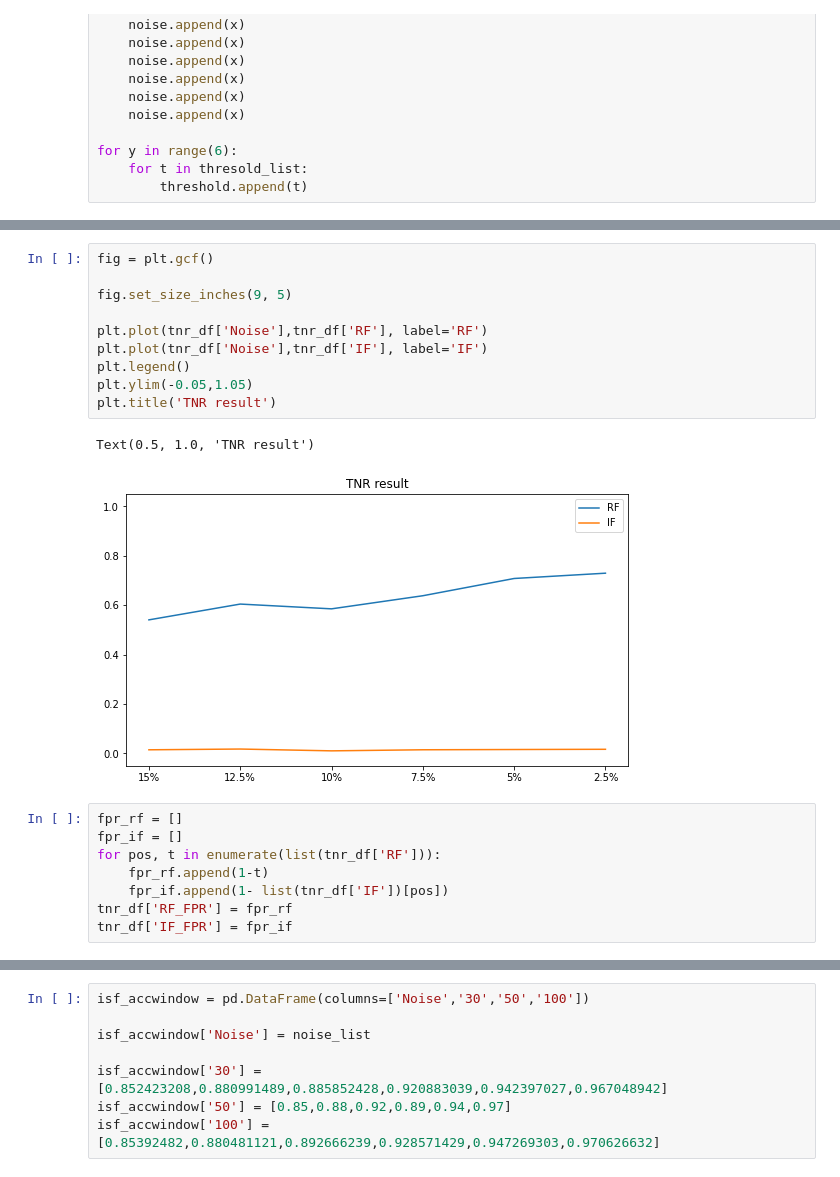
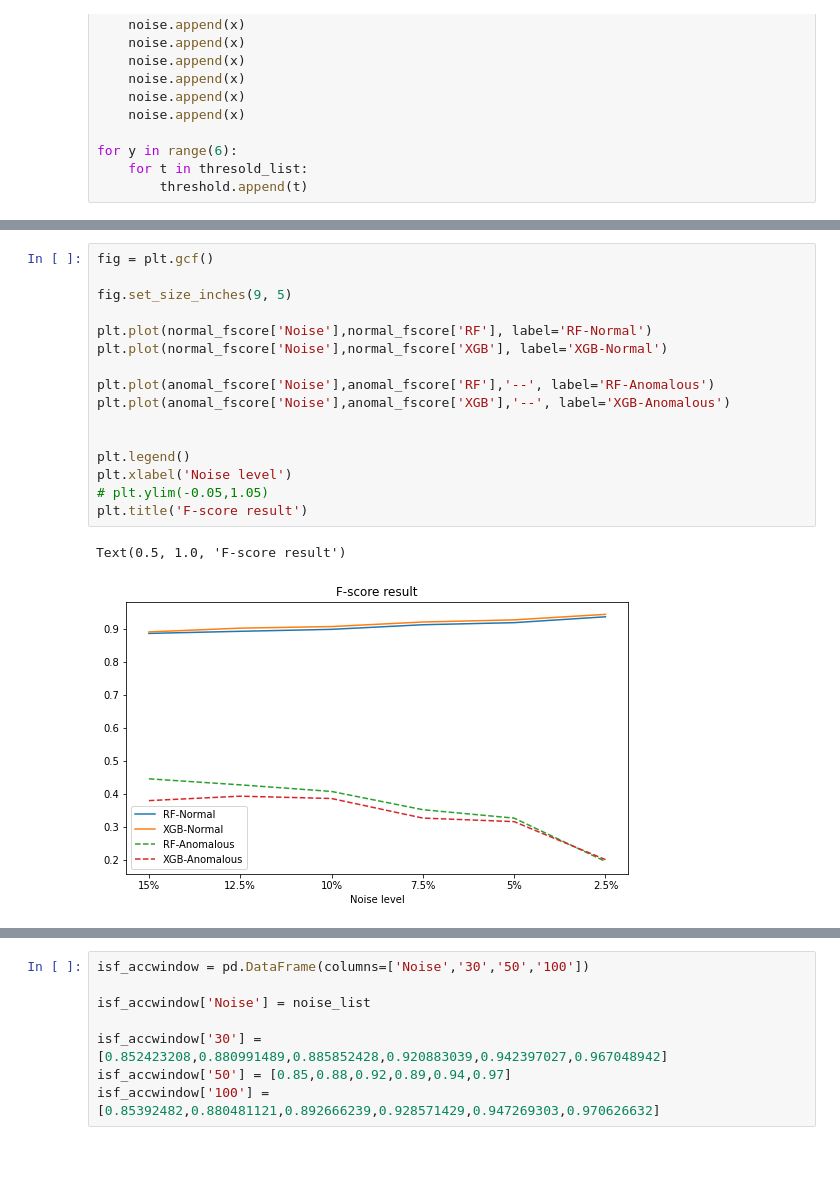
Before and after one commit to ghksdl6025/streaming_anomaly_detect, a Jupyter notebook: Visualization.ipynb, the cells around one changed output, grey strips where cells are left out. Cells and saved outputs as stored; diff of their text form.

```diff
--- a/Visualization.ipynb
+++ b/Visualization.ipynb
@@ -92,21 +291,19 @@ tpr_df['IF'] = [0.989346247,0.989197531,0.991397849,0.988389402,0.992391664,0.98
 # %%
 fig = plt.gcf()
 
 fig.set_size_inches(9, 5)
 
-plt.plot(tnr_df['Noise'],tnr_df['RF'], label='RF')
-plt.plot(tnr_df['Noise'],tnr_df['IF'], label='IF')
+plt.plot(normal_fscore['Noise'],normal_fscore['RF'], label='RF-Normal')
+plt.plot(normal_fscore['Noise'],normal_fscore['XGB'], label='XGB-Normal')
+
+plt.plot(anomal_fscore['Noise'],anomal_fscore['RF'],'--', label='RF-Anomalous')
+plt.plot(anomal_fscore['Noise'],anomal_fscore['XGB'],'--', label='XGB-Anomalous')
+
+
 plt.legend()
-plt.ylim(-0.05,1.05)
-plt.title('TNR result')
+plt.xlabel('Noise level')
+# plt.ylim(-0.05,1.05)
+plt.title('F-score result')
 # %% [output]
-Text(0.5, 1.0, 'TNR result')
+Text(0.5, 1.0, 'F-score result')
-[figure, old version]
+[figure, new version]
-# %%
-fpr_rf = []
-fpr_if = []
-for pos, t in enumerate(list(tnr_df['RF'])):
-    fpr_rf.append(1-t)
-    fpr_if.append(1- list(tnr_df['IF'])[pos])
-tnr_df['RF_FPR'] = fpr_rf
-tnr_df['IF_FPR'] = fpr_if
```
Also changed, not shown: parts of 44 cells of this notebook, 15 other files.
